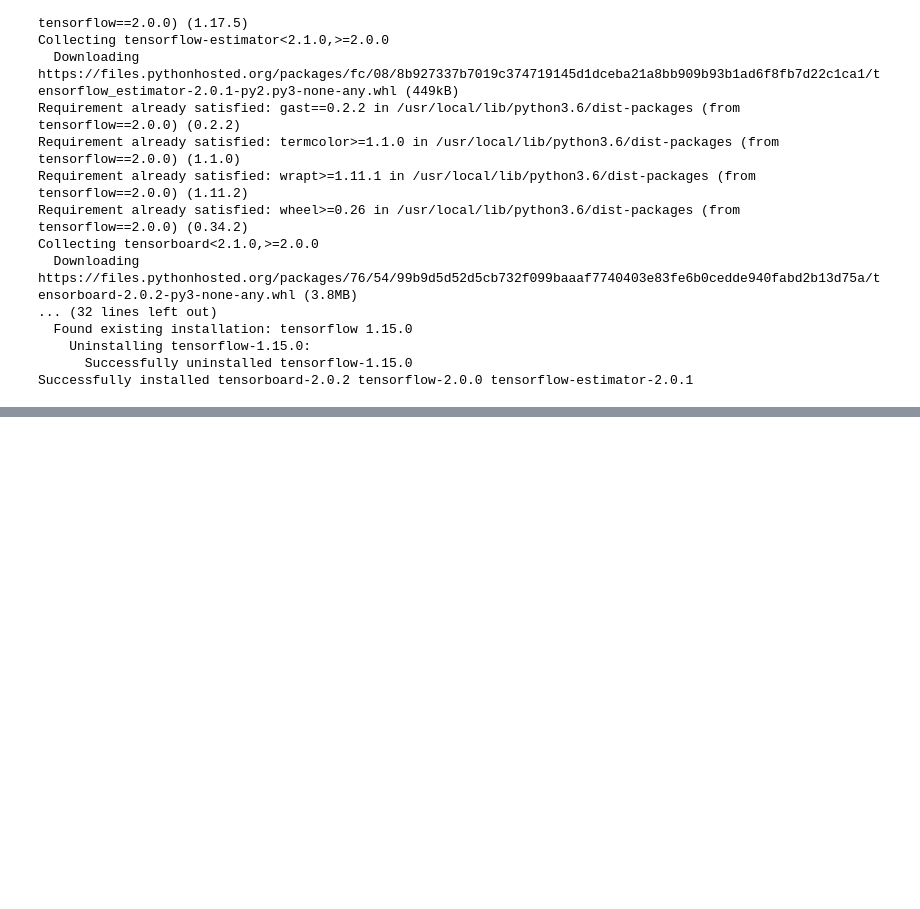
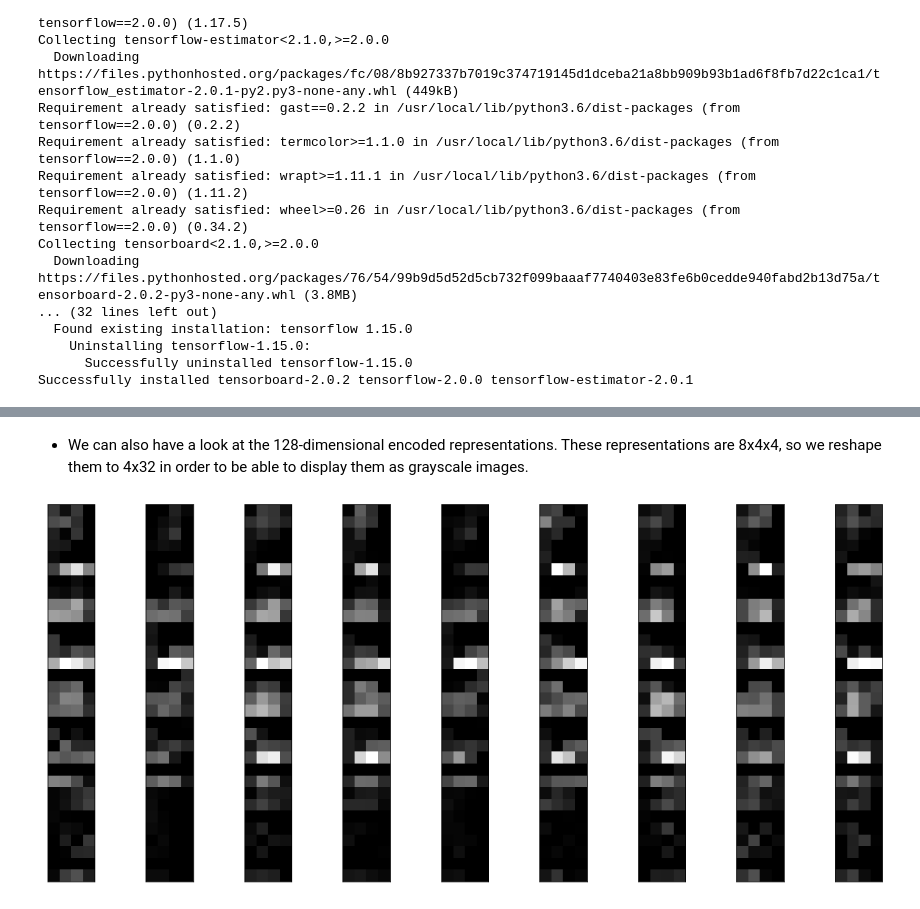
Before and after one commit to themadan/0.datascience_libraries, a Jupyter notebook: Tensorflow(nn-deep learning)/2.NN with tendorflow/4.Autoencoder.ipynb, the cells around one changed output, grey strips where cells are left out. Drawn from its saved outputs; the diff is of its cells as text; code cells hidden in the pictures; blank space fills up the shorter version.

```diff
--- a/Tensorflow(nn-deep learning)/2.NN with tendorflow/4.Autoencoder.ipynb
+++ b/Tensorflow(nn-deep learning)/2.NN with tendorflow/4.Autoencoder.ipynb
@@ -233,0 +339,18 @@ ValueError: invalid literal for int() with base 10: '1,2,3,4'
+# %% [markdown]
+* We can also have a look at the 128-dimensional encoded representations. These representations are 8x4x4, so we reshape them to 4x32 in order to be able to display them as grayscale images.
+# %%
+encoded_img=encoder(input_img,encoded)
+encoded_imgs=encoder.predict(x_test)
+
+
+n = 10
+plt.figure(figsize=(20, 8))
+for i in range(1,n):
+    ax = plt.subplot(1, n, i)
+    plt.imshow(encoded_imgs[i].reshape(4, 4 * 8).T)
+    plt.gray()
+    ax.get_xaxis().set_visible(False)
+    ax.get_yaxis().set_visible(False)
+plt.show()
+# %% [output]
+[figure, added]
```
Also changed, not shown: parts of 23 cells of this notebook.
